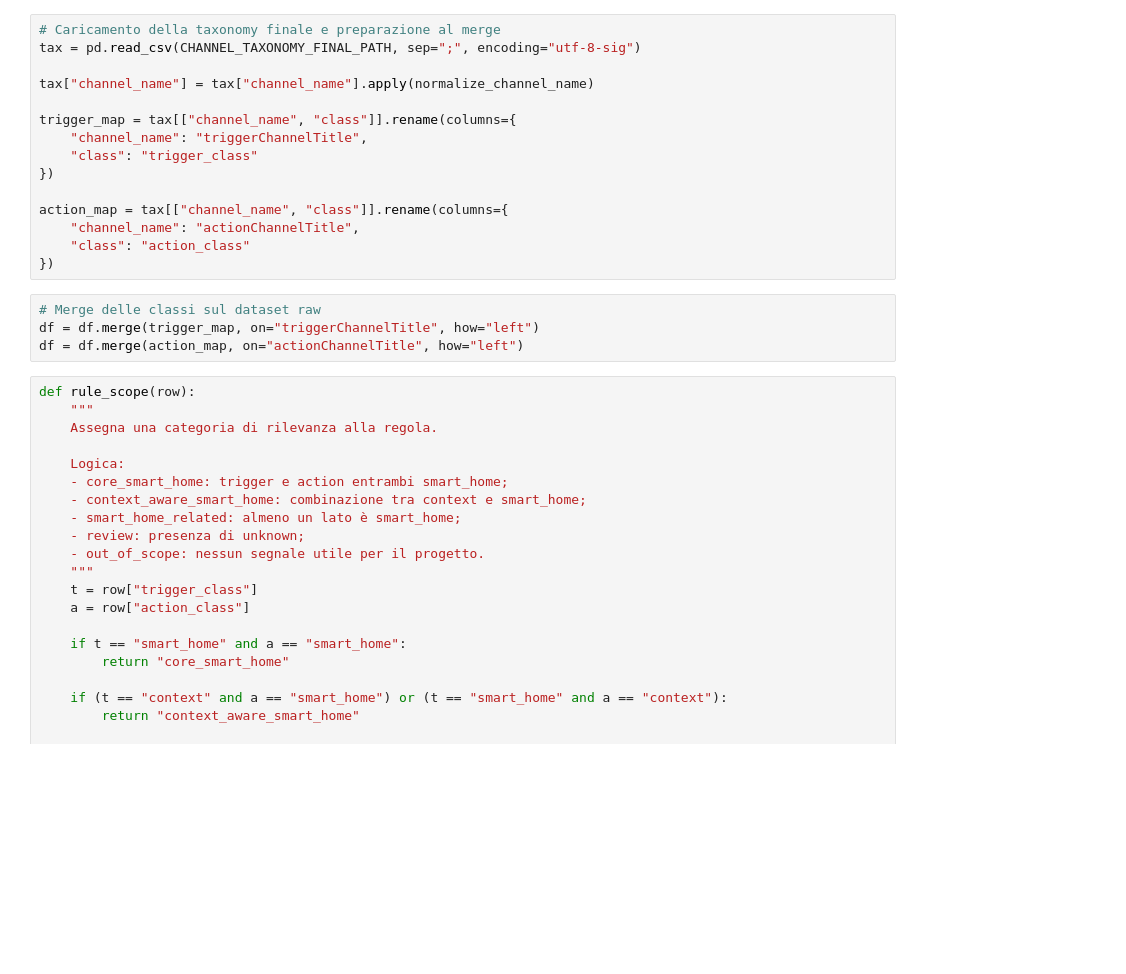
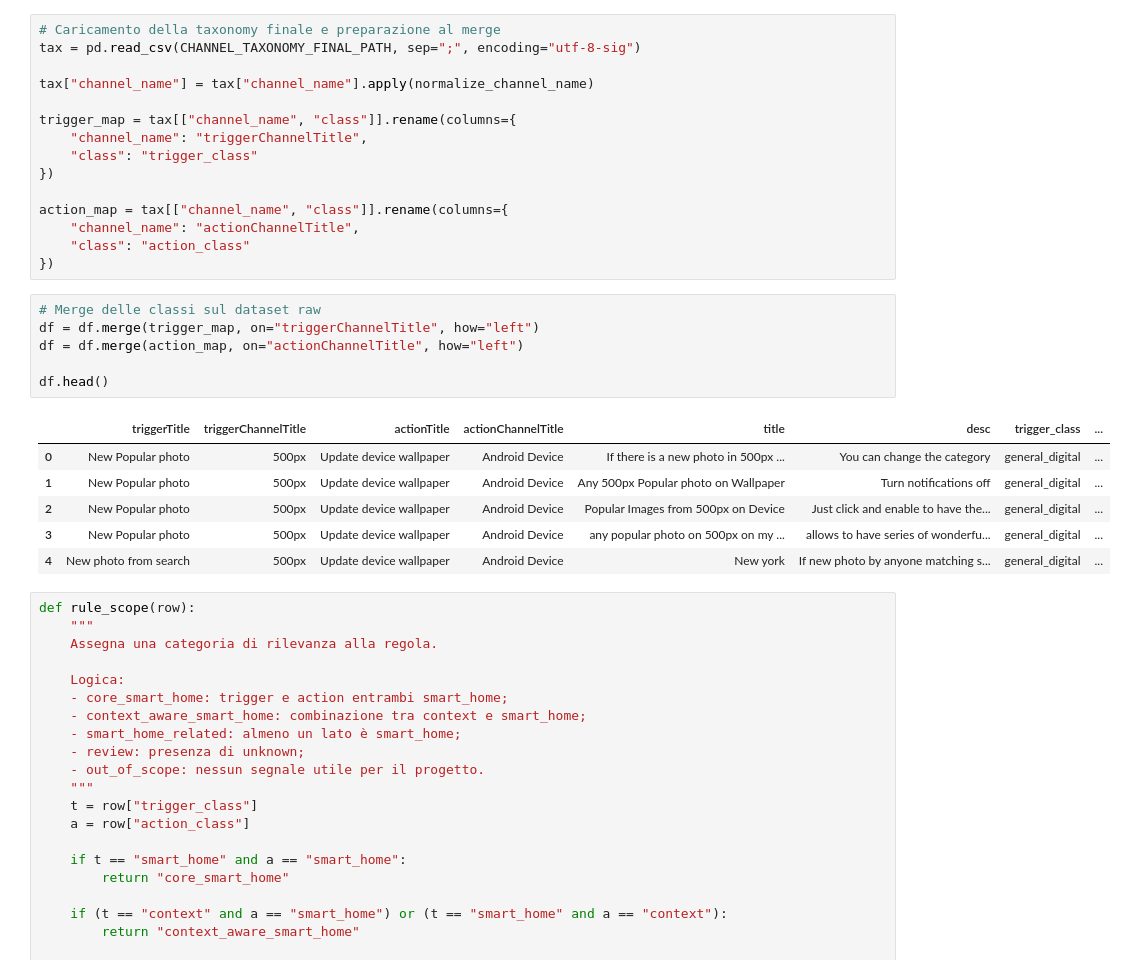
Before and after one commit to rosacarota/smart-home-green-rag, a Jupyter notebook: notebooks/raw_dataset_filtering.ipynb, the cells around one changed output. Cells and saved outputs as stored; diff of their text form; blank space fills up the shorter version.

```diff
--- a/notebooks/raw_dataset_filtering.ipynb
+++ b/notebooks/raw_dataset_filtering.ipynb
@@ -279,7 +279,16 @@ action_map = tax[["channel_name", "class"]].rename(columns={
 # %%
 # Merge delle classi sul dataset raw
 df = df.merge(trigger_map, on="triggerChannelTitle", how="left")
 df = df.merge(action_map, on="actionChannelTitle", how="left")
+
+df.head()
+# %% [output]
+|  | triggerTitle | triggerChannelTitle | actionTitle | actionChannelTitle | title | desc | trigger_class | ... |
+| 0 | New Popular photo | 500px | Update device wallpaper | Android Device | If there is a new photo in 500px ... | You can change the category | general_digital | ... |
+| 1 | New Popular photo | 500px | Update device wallpaper | Android Device | Any 500px Popular photo on Wallpaper | Turn notifications off | general_digital | ... |
+| 2 | New Popular photo | 500px | Update device wallpaper | Android Device | Popular Images from 500px on Device | Just click and enable to have the... | general_digital | ... |
+| 3 | New Popular photo | 500px | Update device wallpaper | Android Device | any popular photo on 500px on my ... | allows to have series of wonderfu... | general_digital | ... |
+| 4 | New photo from search | 500px | Update device wallpaper | Android Device | New york | If new photo by anyone matching s... | general_digital | ... |
 # %%
 def rule_scope(row):
     """
```
Also changed, not shown: 8 other files.
